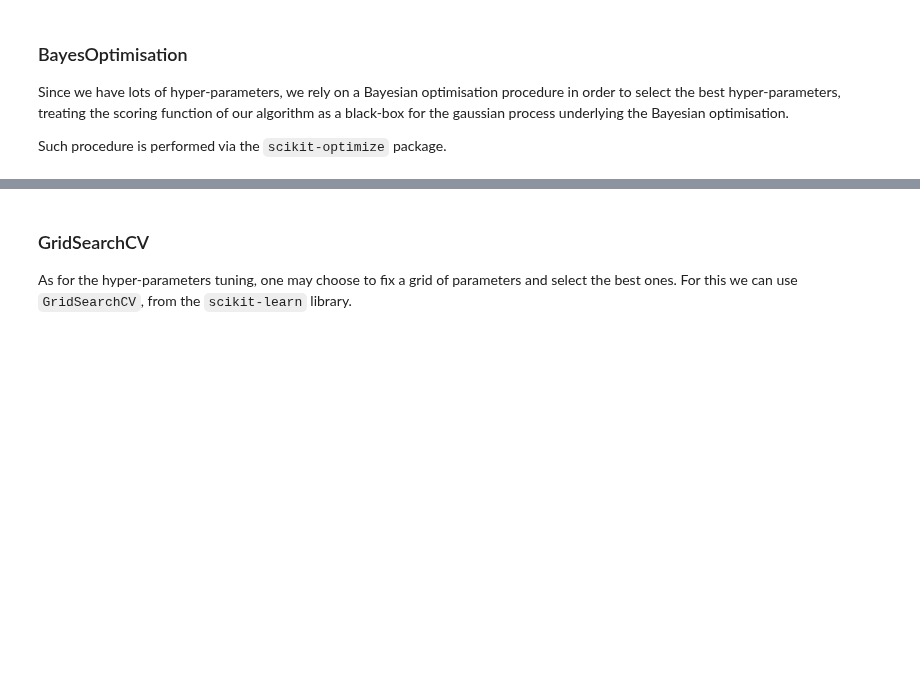
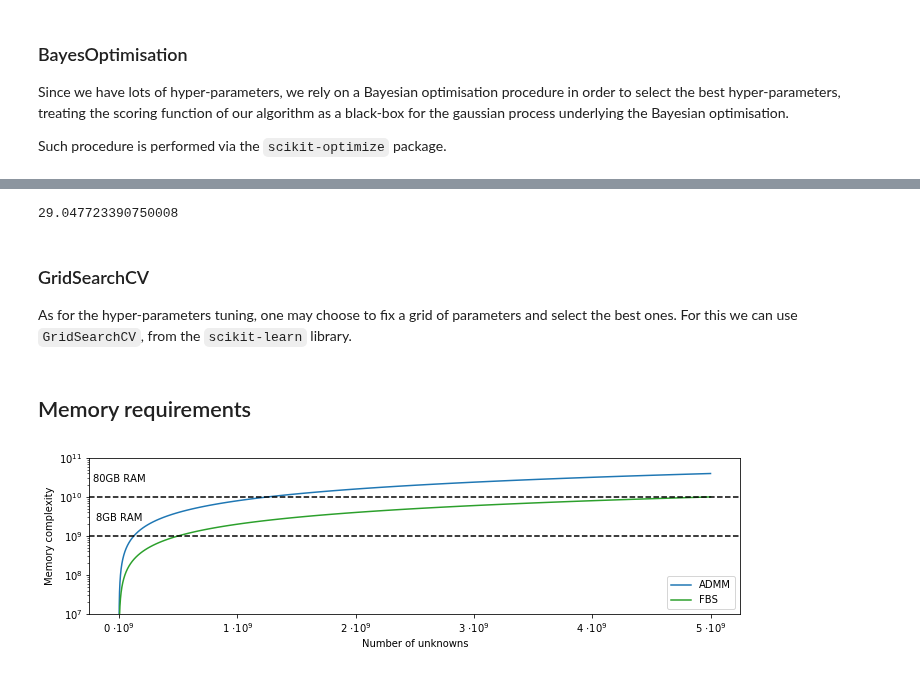
Before and after one commit to fdtomasi/regain, a Jupyter notebook: notebooks/forward_backward_TGL.ipynb, the cells around one changed output, grey strips where cells are left out. Drawn from its saved outputs; the diff is of its cells as text; code cells hidden in the pictures; blank space fills up the shorter version.

```diff
--- a/notebooks/forward_backward_TGL.ipynb
+++ b/notebooks/forward_backward_TGL.ipynb
@@ -309,3 +904,7 @@ bscv_smooth.fit(data['smooth'].data, callback=on_step)
+# %%
+print mse_error(comp_cov=mmm.precision_)
+# %% [output]
+29.047723390750008
 # %% [markdown]
 ### GridSearchCV
 As for the hyper-parameters tuning, one may choose to fix a grid of parameters and select the best ones.
@@ -320,3 +919,56 @@ mdl = time_graph_lasso_.TimeGraphLassoForwardBackward(
 cv = ShuffleSplit(2, test_size=0.2)
 ltgl = GridSearchCV(mdl, param_grid, cv=cv, verbose=1)
 ltgl.fit(data_grid)
+# %% [markdown]
+## Memory requirements
+# %%
+def memory_requirements(n_dim, n_times, alg='admm'):
+    m = n_dim ** 2 * n_times * 2  # theta + emp_cov
+
+    if alg == 'admm':
+        m += n_dim ** 2 * n_times * 2 # Z0, U0
+        m += n_dim ** 2 * (n_times - 1) * 4 # Z1, U1, Z2, U2
+    return m / 2.
+
+
+from matplotlib.ticker import FuncFormatter
+def millions(x, pos):
+    return '%1.0f $\cdot 10^9$' % (x*1e-9)
+
+formatter = FuncFormatter(millions)
+
+f, ax = plt.subplots(figsize=(10,3))
+ax.xaxis.set_major_formatter(formatter)
+
+# ax.set_xscale("log", nonposx='clip')
+# ax.set_yscale("log", nonposy='clip')
+
+T = 100
+n_dims = np.linspace(100, 1e4, 100)
+unknowns = n_dims * (n_dims - 1) / 2. * T
+
+plt.semilogy(unknowns, [memory_requirements(n_dim=dim, n_times=T, alg='admm') for dim in n_dims], label='ADMM')
+plt.semilogy(unknowns, [memory_requirements(n_dim=dim, n_times=T, alg='fbs') for dim in n_dims], label='FBS', c="C2")
+
+plt.axhline(1e9, ls='--', c='k')
+# plt.axhline(1e10, label="80GB")
+plt.axhline(1e10, ls='--', c='k')
+
+plt.text(45000, 1e9*4, '8GB RAM',
+         verticalalignment='top',
+         horizontalalignment='center')
+
+plt.text(5000, 1e10*4, '80GB RAM',
+         verticalalignment='top',
+         horizontalalignment='center')
+
+plt.ylabel("Memory complexity")
+plt.xlabel("Number of unknowns")
+
+plt.legend(loc=4);
+plt.tight_layout()
+plt.ylim([1e7, 1e11])
+
+f.savefig("ram_requirements.pdf", dpi=600, bbox_inches='tight')
+# %% [output]
+[figure, added]
```
Also changed, not shown: parts of 80 cells of this notebook, 4 other files.
